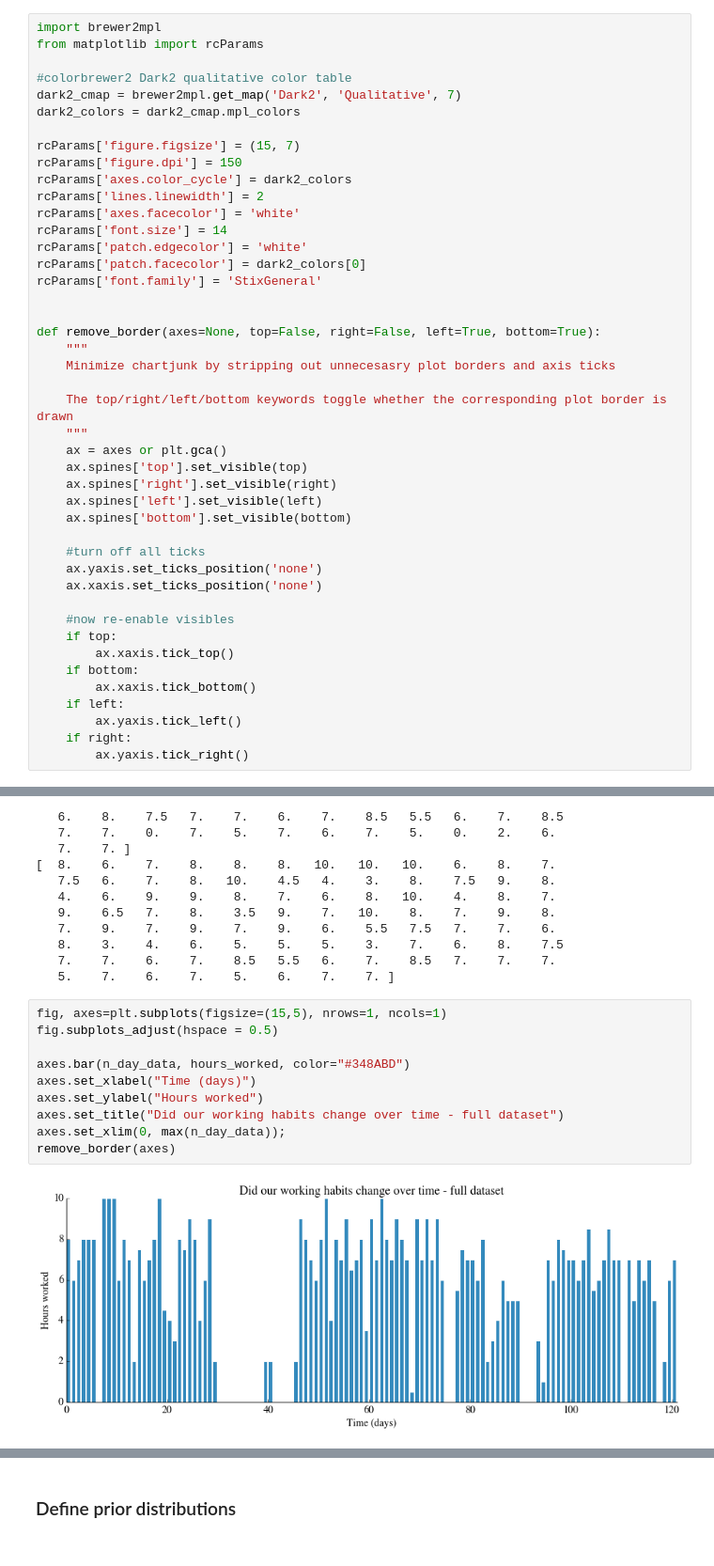
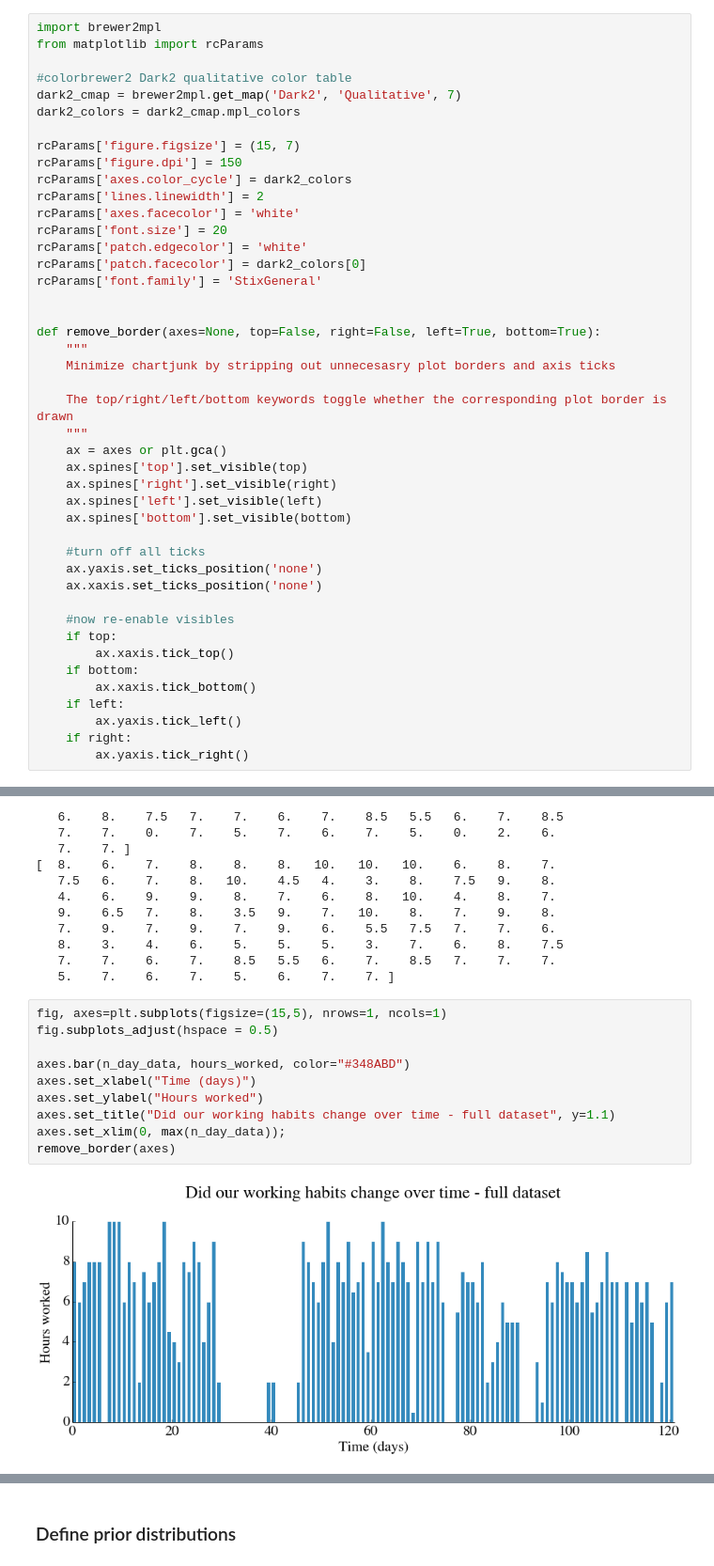
Before and after one commit to crevoisiersabine/DataScience, a Jupyter notebook: Bayesian Course Analysis.ipynb, the cells around one changed output, grey strips where cells are left out. Shown: that part at 94% size. Drawn from its saved outputs; the diff is of its cells as text.

Commit message:
updated font sizing for plots

```diff
--- a/Bayesian Course Analysis.ipynb
+++ b/Bayesian Course Analysis.ipynb
@@ -56,7 +56,7 @@ rcParams['figure.dpi'] = 150
 rcParams['axes.color_cycle'] = dark2_colors
 rcParams['lines.linewidth'] = 2
 rcParams['axes.facecolor'] = 'white'
-rcParams['font.size'] = 14
+rcParams['font.size'] = 20
 rcParams['patch.edgecolor'] = 'white'
 rcParams['patch.facecolor'] = dark2_colors[0]
 rcParams['font.family'] = 'StixGeneral'
@@ -129,15 +129,15 @@ print hours_worked2
 # %%
 fig, axes=plt.subplots(figsize=(15,5), nrows=1, ncols=1)
 fig.subplots_adjust(hspace = 0.5)
 
 axes.bar(n_day_data, hours_worked, color="#348ABD")
 axes.set_xlabel("Time (days)")
 axes.set_ylabel("Hours worked")
-axes.set_title("Did our working habits change over time - full dataset")
+axes.set_title("Did our working habits change over time - full dataset", y=1.1)
 axes.set_xlim(0, max(n_day_data));
 remove_border(axes)
 # %% [output]
-[figure, old version]
+[figure, new version]
 # %%
 fig, axes=plt.subplots(figsize=(15,5), nrows=1, ncols=1)
 fig.subplots_adjust(hspace = 0.5)
```
Also changed, not shown: parts of 2 cells of this notebook.
